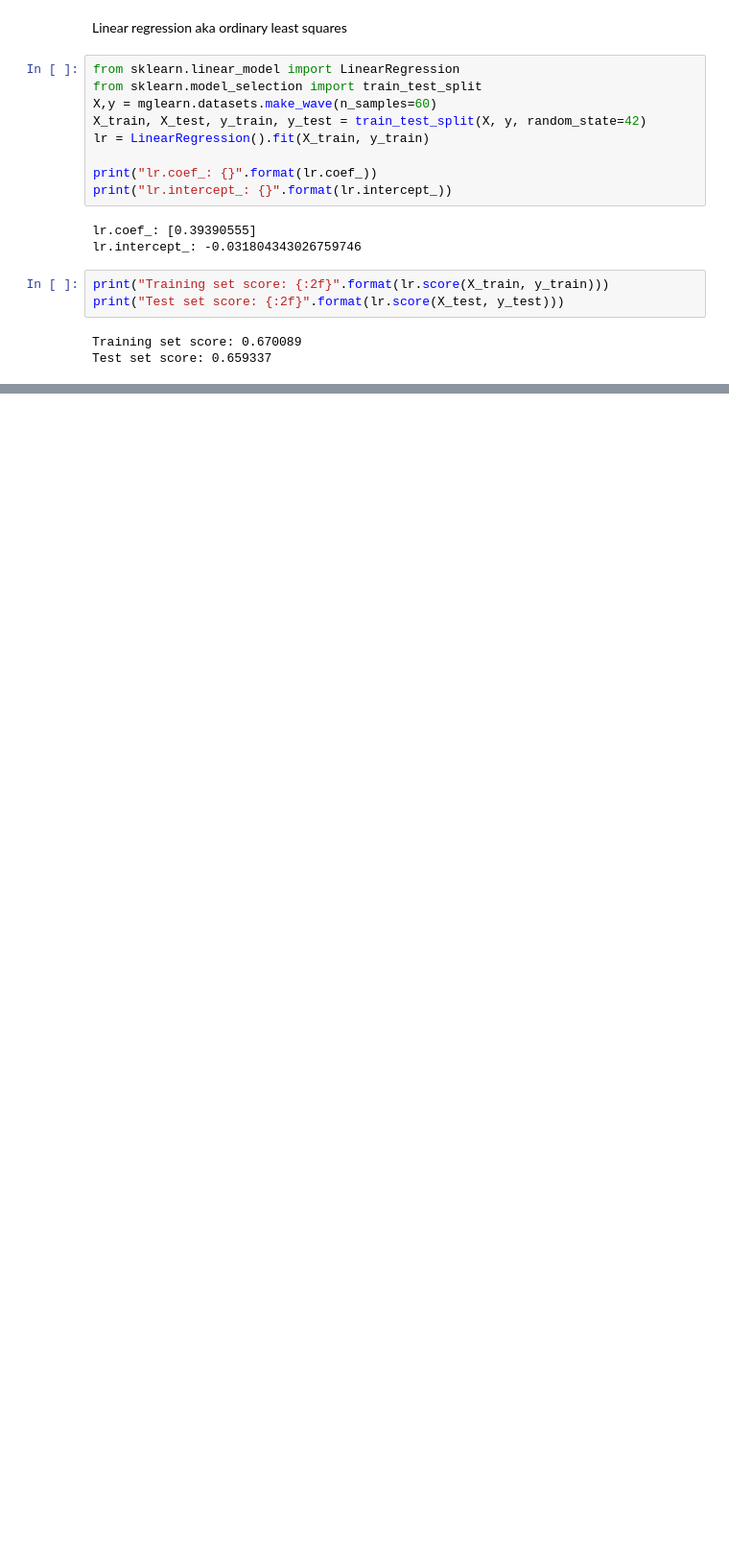
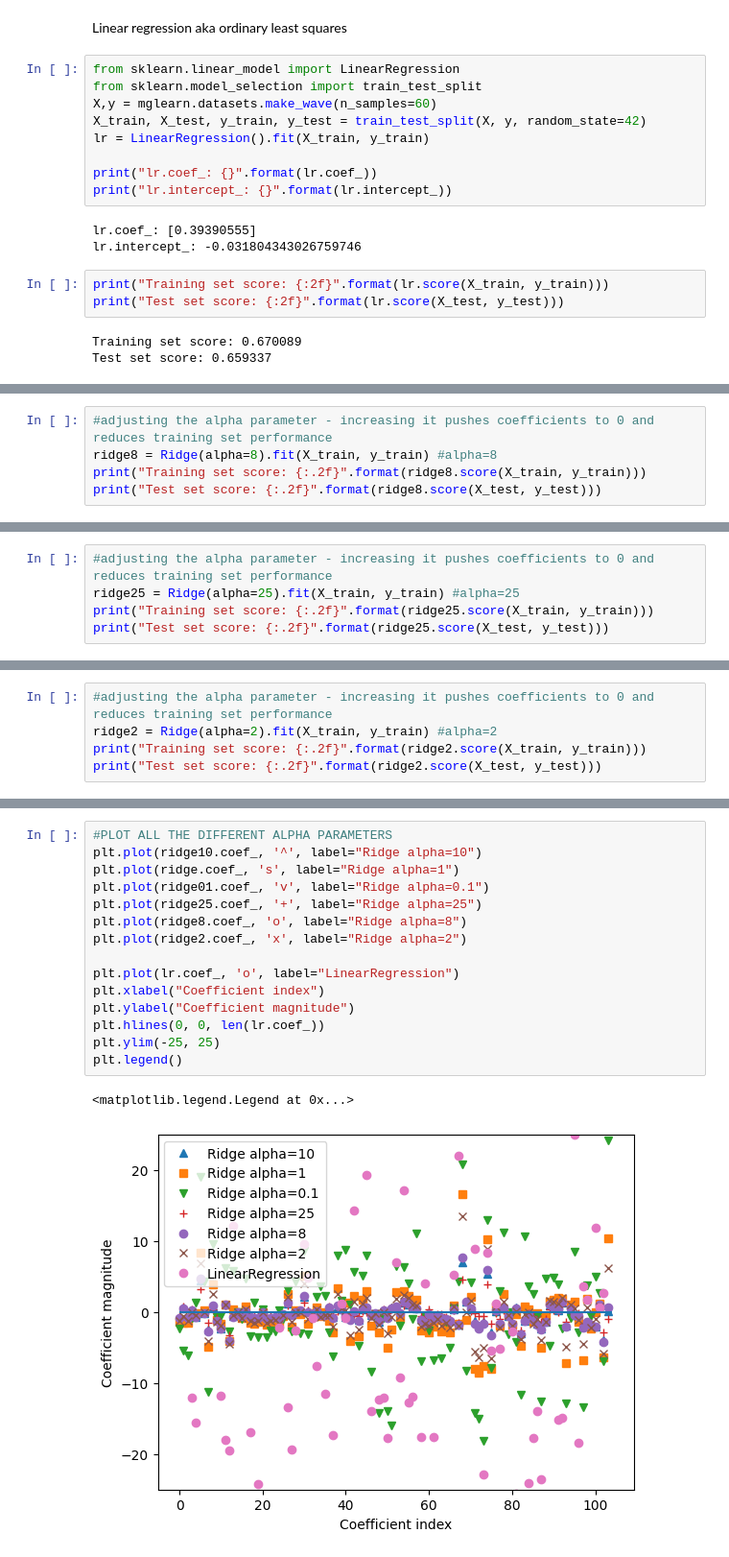
Before and after one commit to 550tealeaves/DATA71200_sum2024_550, a Jupyter notebook: Supervised_learning_revised.ipynb, the cells around one changed output, grey strips where cells are left out. Shown at 96% size. Saved outputs shown, nothing was run; the diff lists cells and outputs as text; blank space fills up the shorter version.

```diff
--- a/Supervised_learning_revised.ipynb
+++ b/Supervised_learning_revised.ipynb
@@ -329,0 +372,5 @@ Test set score: 0.659337
+# %%
+#adjusting the alpha parameter - increasing it pushes coefficients to 0 and reduces training set performance
+ridge8 = Ridge(alpha=8).fit(X_train, y_train) #alpha=8
+print("Training set score: {:.2f}".format(ridge8.score(X_train, y_train)))
+print("Test set score: {:.2f}".format(ridge8.score(X_test, y_test)))
@@ -329,0 +380,5 @@ Test set score: 0.659337
+# %%
+#adjusting the alpha parameter - increasing it pushes coefficients to 0 and reduces training set performance
+ridge25 = Ridge(alpha=25).fit(X_train, y_train) #alpha=25
+print("Training set score: {:.2f}".format(ridge25.score(X_train, y_train)))
+print("Test set score: {:.2f}".format(ridge25.score(X_test, y_test)))
@@ -329,0 +388,5 @@ Test set score: 0.659337
+# %%
+#adjusting the alpha parameter - increasing it pushes coefficients to 0 and reduces training set performance
+ridge2 = Ridge(alpha=2).fit(X_train, y_train) #alpha=2
+print("Training set score: {:.2f}".format(ridge2.score(X_train, y_train)))
+print("Test set score: {:.2f}".format(ridge2.score(X_test, y_test)))
@@ -329,0 +425,18 @@ Test set score: 0.659337
+# %%
+#PLOT ALL THE DIFFERENT ALPHA PARAMETERS
+plt.plot(ridge10.coef_, '^', label="Ridge alpha=10")
+plt.plot(ridge.coef_, 's', label="Ridge alpha=1")
+plt.plot(ridge01.coef_, 'v', label="Ridge alpha=0.1")
+plt.plot(ridge25.coef_, '+', label="Ridge alpha=25")
+plt.plot(ridge8.coef_, 'o', label="Ridge alpha=8")
+plt.plot(ridge2.coef_, 'x', label="Ridge alpha=2")
+
+plt.plot(lr.coef_, 'o', label="LinearRegression")
+plt.xlabel("Coefficient index")
+plt.ylabel("Coefficient magnitude")
+plt.hlines(0, 0, len(lr.coef_))
+plt.ylim(-25, 25)
+plt.legend()
+# %% [output]
+<matplotlib.legend.Legend at 0x...>
+[figure, added]
```
Also changed, not shown: parts of 20 cells of this notebook.
